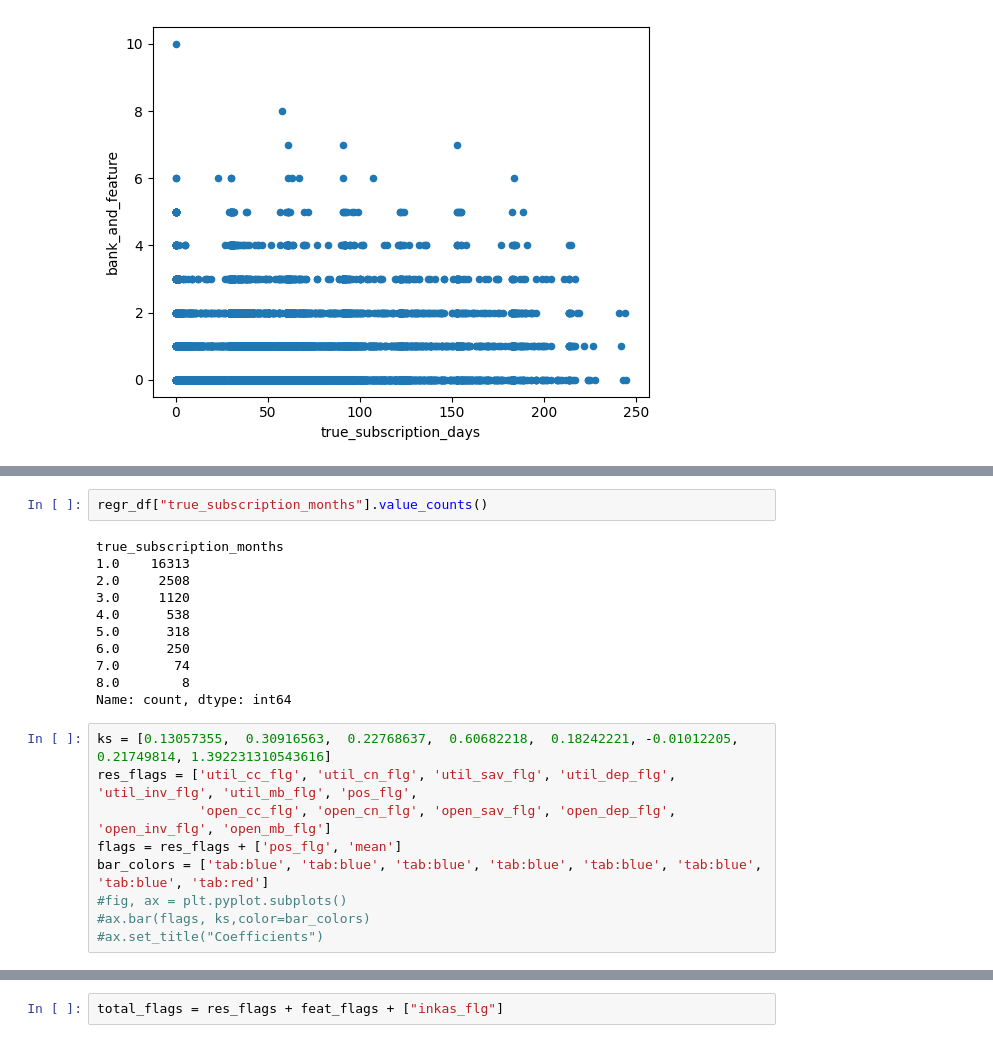
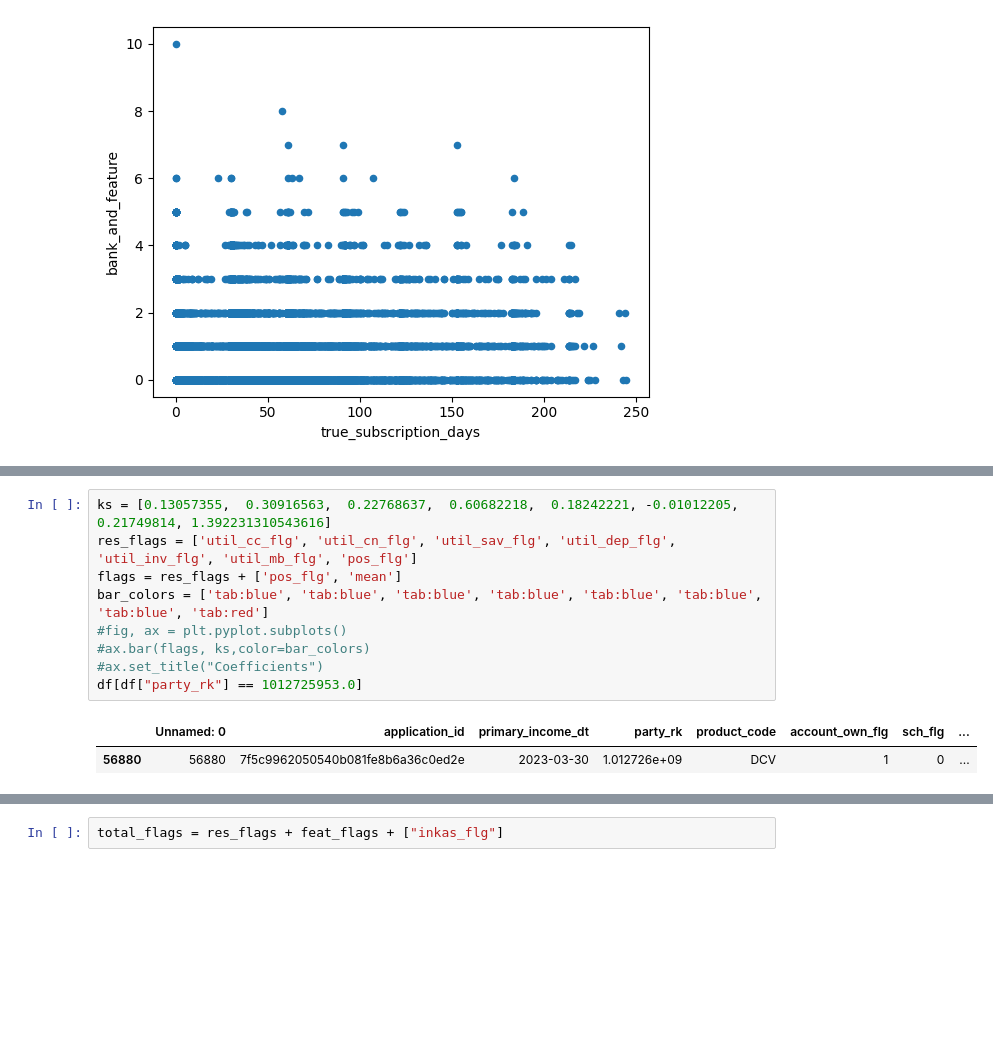
Before and after one commit to justNotherbot/Y2K, a Jupyter notebook: research.ipynb, the cells around one changed output, grey strips where cells are left out. Drawn from its saved outputs; the diff is of its cells as text; blank space fills up the shorter version.

```diff
--- a/research.ipynb
+++ b/research.ipynb
@@ -889,22 +590,12 @@ Name: true_subscription_months, dtype: float64
-# %%
-regr_df["true_subscription_months"].value_counts()
-# %% [output]
-true_subscription_months
-1.0    16313
-2.0     2508
-3.0     1120
-4.0      538
-5.0      318
-6.0      250
-7.0       74
-8.0        8
-Name: count, dtype: int64
 # %%
 ks = [0.13057355,  0.30916563,  0.22768637,  0.60682218,  0.18242221, -0.01012205,  0.21749814, 1.392231310543616]
-res_flags = ['util_cc_flg', 'util_cn_flg', 'util_sav_flg', 'util_dep_flg', 'util_inv_flg', 'util_mb_flg', 'pos_flg',
-             'open_cc_flg', 'open_cn_flg', 'open_sav_flg', 'open_dep_flg', 'open_inv_flg', 'open_mb_flg']
+res_flags = ['util_cc_flg', 'util_cn_flg', 'util_sav_flg', 'util_dep_flg', 'util_inv_flg', 'util_mb_flg', 'pos_flg']
 flags = res_flags + ['pos_flg', 'mean']
 bar_colors = ['tab:blue', 'tab:blue', 'tab:blue', 'tab:blue', 'tab:blue', 'tab:blue', 'tab:blue', 'tab:red']
 #fig, ax = plt.pyplot.subplots()
 #ax.bar(flags, ks,color=bar_colors)
 #ax.set_title("Coefficients")
+df[df["party_rk"] == 1012725953.0]
+# %% [output]
+|  | Unnamed: 0 | application_id | primary_income_dt | party_rk | product_code | account_own_flg | sch_flg | ... |
+| 56880 | 56880 | 7f5c9962050540b081fe8b6a36c0ed2e | 2023-03-30 | 1.012726e+09 | DCV | 1 | 0 | ... |
```
Also changed, not shown: parts of 83 cells of this notebook.
